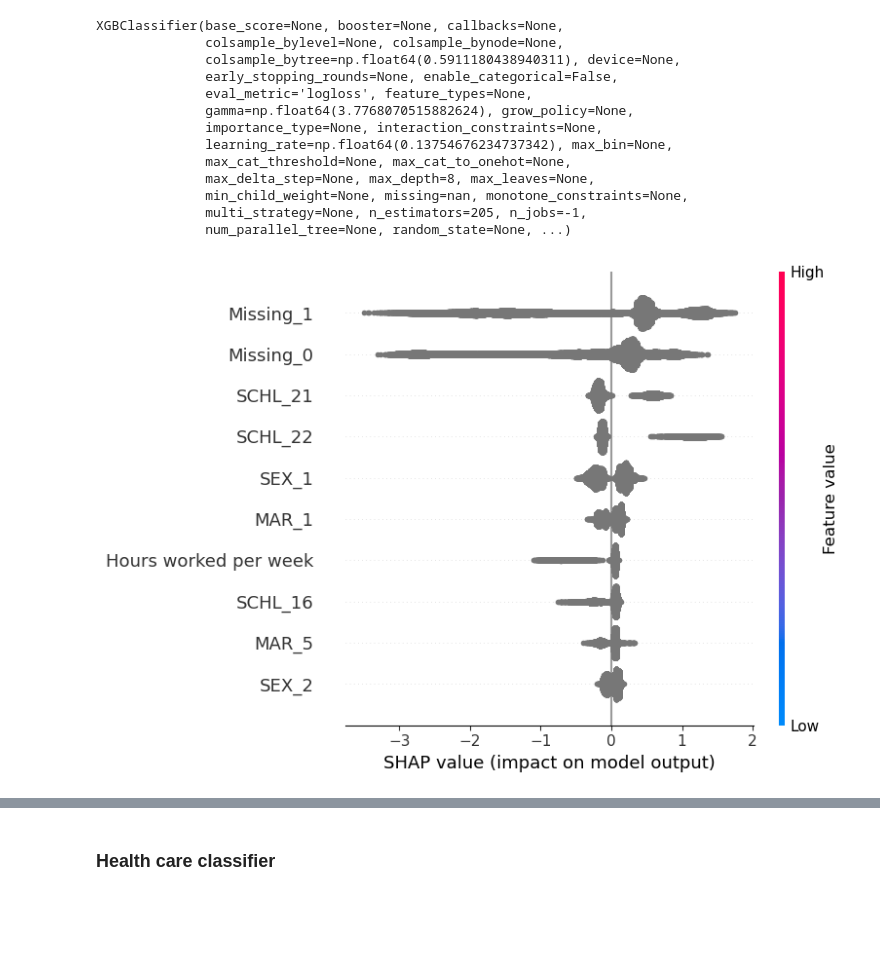
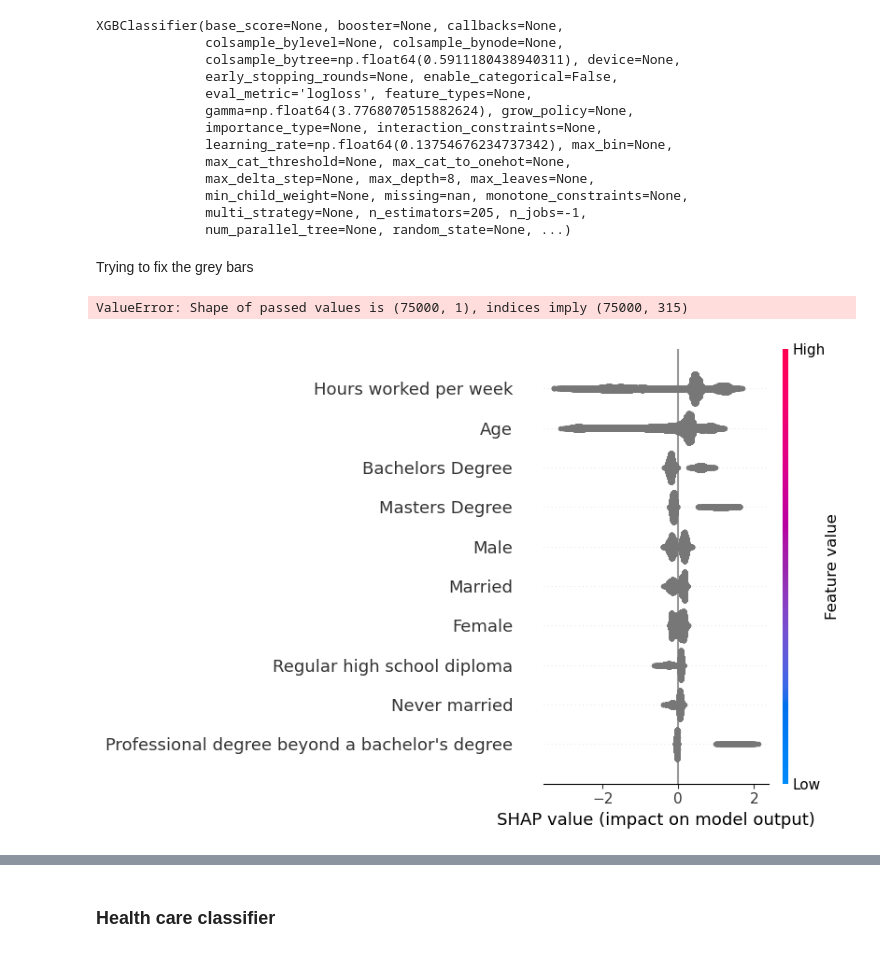
Before and after one commit to antisocialites/HCML, a Jupyter notebook: XGBoost/ACS_income_insurance.ipynb, the cells around one changed output, grey strips where cells are left out. Drawn from its saved outputs; the diff is of its cells as text; code cells hidden in the pictures; blank space fills up the shorter version.

```diff
--- a/XGBoost/ACS_income_insurance.ipynb
+++ b/XGBoost/ACS_income_insurance.ipynb
@@ -273,12 +281,13 @@ for col in categorical_cols:
 def preprocess_income_data(df, threshold):
     df_copy = df.copy()
     df_copy['binary_target'] = (df_copy['target'] >= threshold).astype(int)
+    y = df_copy['binary_target']
     X = df_copy.drop(columns=['target', 'binary_target'], errors='ignore')
-    y = df_copy['binary_target']
+
     return X, y
 
 
-preprocessor = ColumnTransformer(
+preprocessor1 = ColumnTransformer(
     transformers=[
         ('cat', OneHotEncoder(handle_unknown='ignore', sparse_output=True), categorical_cols)
     ],
@@ -298,8 +307,8 @@ X_val, X_test, y_val, y_test_income = train_test_split(
     X_temp, y_temp, test_size=0.5, random_state=42, stratify=y_temp
 )
 
-preprocessor.fit(X_train)
+preprocessor1.fit(X_train)
 
-X_train_income = preprocessor.transform(X_train)
-X_val_income   = preprocessor.transform(X_val)
-X_test_income  = preprocessor.transform(X_test)
+X_train_income = preprocessor1.transform(X_train)
+X_val_income   = preprocessor1.transform(X_val)
+X_test_income  = preprocessor1.transform(X_test)
@@ -352,7 +367,8 @@ X_test_health  = preprocessor.transform(X_test)
 y_train_health = y_train.to_numpy() if hasattr(y_train, "to_numpy") else y_train
 y_val_health = y_val.to_numpy() if hasattr(y_val, "to_numpy") else y_val
 # %%
-ohe_feature_names = preprocessor.named_transformers_['cat'].get_feature_names_out(categorical_cols)
+income_feature_names = preprocessor1.named_transformers_['cat'].get_feature_names_out(categorical_cols)
+health_feature_names = preprocessor2.named_transformers_['cat'].get_feature_names_out(categorical_cols)
 numeric_cols_health =  ['AGEP', 'WKHP', 'PINCP']
-all_feature_names_income = list(ohe_feature_names) + numeric_cols
-all_feature_names_health = list(ohe_feature_names) + numeric_cols_health
+all_feature_names_income = list(income_feature_names) + numeric_cols
+all_feature_names_health = list(health_feature_names) + numeric_cols_health
@@ -452,7 +476,7 @@ print(params_health)
 # %%
 # run ONLY IF you didn't run the previous code block
 
-#params_income = {'colsample_bytree': np.float64(0.5917022549267169), 'gamma': np.float64(1.5212112147976886), 'learning_rate': np.float64(0.16742692948967136), 'max_depth': 14, 'n_estimators': 660, 'reg_alpha': np.float64(0.5247746602583891), 'reg_lambda': np.float64(0.3998609717152555), 'subsample': np.float64(0.5233328316068078)}
+params_income = {'colsample_bytree': np.float64(0.5911180438940311), 'gamma': np.float64(3.7768070515882624), 'learning_rate': np.float64(0.13754676234737342), 'max_depth': 8, 'n_estimators': 205, 'reg_alpha': np.float64(0.5677003278199915), 'reg_lambda': np.float64(0.03131329245555858), 'subsample': np.float64(0.9211423872974993)}
 
 best_model_income = XGBClassifier(
     eval_metric='logloss',
@@ -477,38 +501,63 @@ XGBClassifier(base_score=None, booster=None, callbacks=None,
 # %%
 income_explainer = shap.Explainer(best_model_income, feature_names = all_feature_names_income)
 shap_values_income = income_explainer(X_test_income)
+# %% [markdown]
+Trying to fix the grey bars
+# %%
+custom_names = {
+    'PINCP': 'Income',
+    'WKHP': 'Hours worked per week',
+    'AGEP': 'Age',
+    'SEX_1': 'Male',
+    'SEX_2': 'Female',
+    'MAR_1': 'Married',
+    'SCHL_21': 'Bachelors Degree',
+    'SCHL_16':'Regular high school diploma',
+    'SCHL_23':'Professional degree beyond a bachelor\'s degree',
+    'DIS_1': 'With Disability',
+    'SCHL_22': 'Masters Degree',
+    'NATIVITY_1': 'Native',
+    'MAR_5': 'Never married',
+}
+
+renamed_feature_names = [custom_names.get(name, name) for name in all_feature_names_income]
+
+X_test_income_df = pd.DataFrame(X_test_income, columns=renamed_feature_names)
+
+
+shap_values_income = income_explainer.shap_values(X_test_income_df)
+shap.summary_plot(shap_values_income, X_test_income_df, max_display=10)
+# %% [output]
+ValueError: Shape of passed values is (75000, 1), indices imply (75000, 315)
 # %%
-if len(shap_values_income.feature_names) < shap_values_income.values.shape[1]:
-    missing_count = shap_values_income.values.shape[1] - len(shap_values_income.feature_names)
-    shap_values_income.feature_names += [f"Missing_{i}" for i in range(missing_count)]
-
-
 mean_abs_shap_income = np.abs(shap_values_income.values).mean(axis=0)
 
 top_20_idx = np.argsort(mean_abs_shap_income)[-20:][::-1]
 
 original_feature_names = shap_values_income.feature_names
 top_20_features = np.array(original_feature_names)[top_20_idx]
 
 custom_names = {
     'PINCP': 'Income',
     'WKHP': 'Hours worked per week',
     'AGEP': 'Age',
-    'SEX_1.0': 'Male',
-    'DIS_1.0': 'With Disability',
-    'SCHL_21.0': 'Bachelors Degree',
-    'SCHL_22.0': 'Masters Degree',
-    'NATIVITY_1.0': 'Native',
+    'SEX_1': 'Male',
+    'SEX_2': 'Female',
+    'MAR_1': 'Married',
+    'SCHL_21': 'Bachelors Degree',
+    'SCHL_16':'Regular high school diploma',
+    'SCHL_23':'Professional degree beyond a bachelor\'s degree',
+    'DIS_1': 'With Disability',
+    'SCHL_22': 'Masters Degree',
+    'NATIVITY_1': 'Native',
+    'MAR_5': 'Never married',
 }
 
 
 renamed_features = [
     custom_names.get(name, name)
     for name in original_feature_names
 ]
 shap_values_income.feature_names = renamed_features
-
-
-shap.summary_plot(shap_values_income, X_test_income, max_display=10)
 # %% [output]
-[figure, old version]
+[figure, new version]
```
Also changed, not shown: parts of 27 cells of this notebook.
